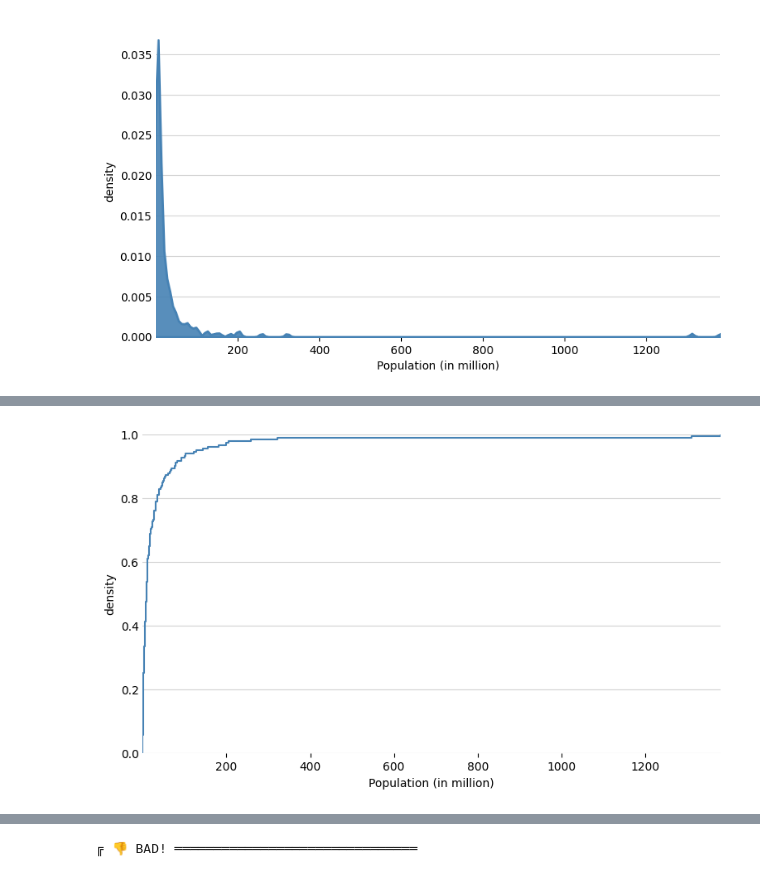
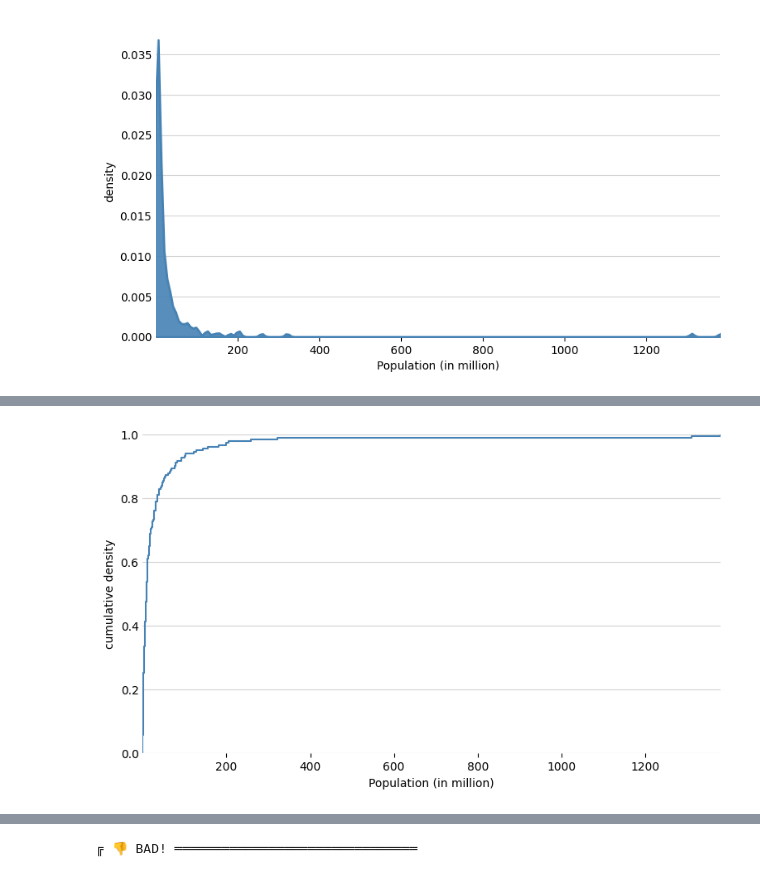
Before and after one commit to Leroymilo/DataVis, a Jupyter notebook: L2/AdriaanL_AcadWrit_DataViz_Lesson2.ipynb, the cells around one changed output, grey strips where cells are left out. Drawn from its saved outputs; the diff is of its cells as text; code cells hidden in the pictures.

```diff
--- a/L2/AdriaanL_AcadWrit_DataViz_Lesson2.ipynb
+++ b/L2/AdriaanL_AcadWrit_DataViz_Lesson2.ipynb
@@ -1584,30 +1584,30 @@ plt.show()
 # %%
 plt.figure(figsize=(9, 5))
 
 # Create density plot
 sns.ecdfplot(data=world_population,
              x='Population_mln',
              color='steelblue',
              zorder=2)
 
 # Set labels
 plt.xlabel('Population (in million)')
-plt.ylabel('density')
+plt.ylabel('cumulative density')
 
 # Set x-axis limits
 plt.xlim(world_population['Population_mln'].min(),
          world_population['Population_mln'].max())
 
 # Set major and minor y-axis grid
 plt.grid(axis='y', color='lightgrey', linestyle='-', zorder=0)
 
 # Remove the box and ticks
 plt.gca().spines[['top','right','left','bottom']].set_visible(False)
 plt.gca().tick_params(axis='y',length=0)
 
 plt.show()
 # %% [output]
-[figure, old version]
+[figure, new version]
 # %% [markdown]
 <img src="https://i.imgur.com/ZjRqWpQ.png" width=700 />
 # %%
```
Also changed, not shown: parts of 4 cells of this notebook.
